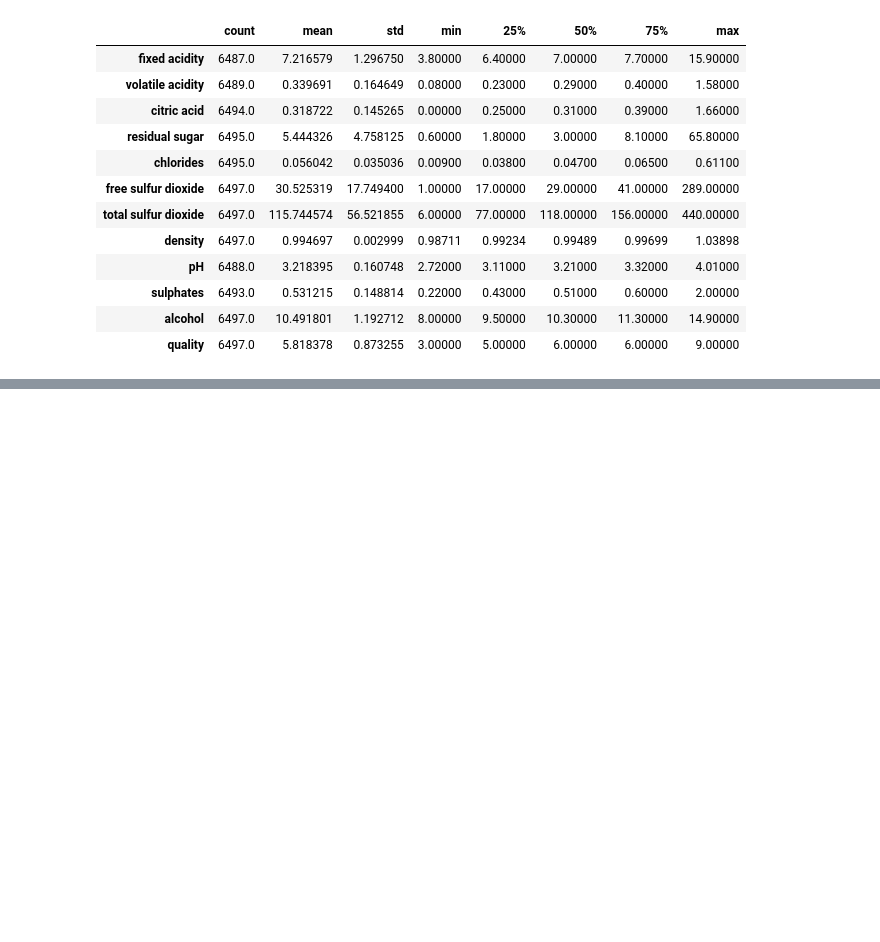
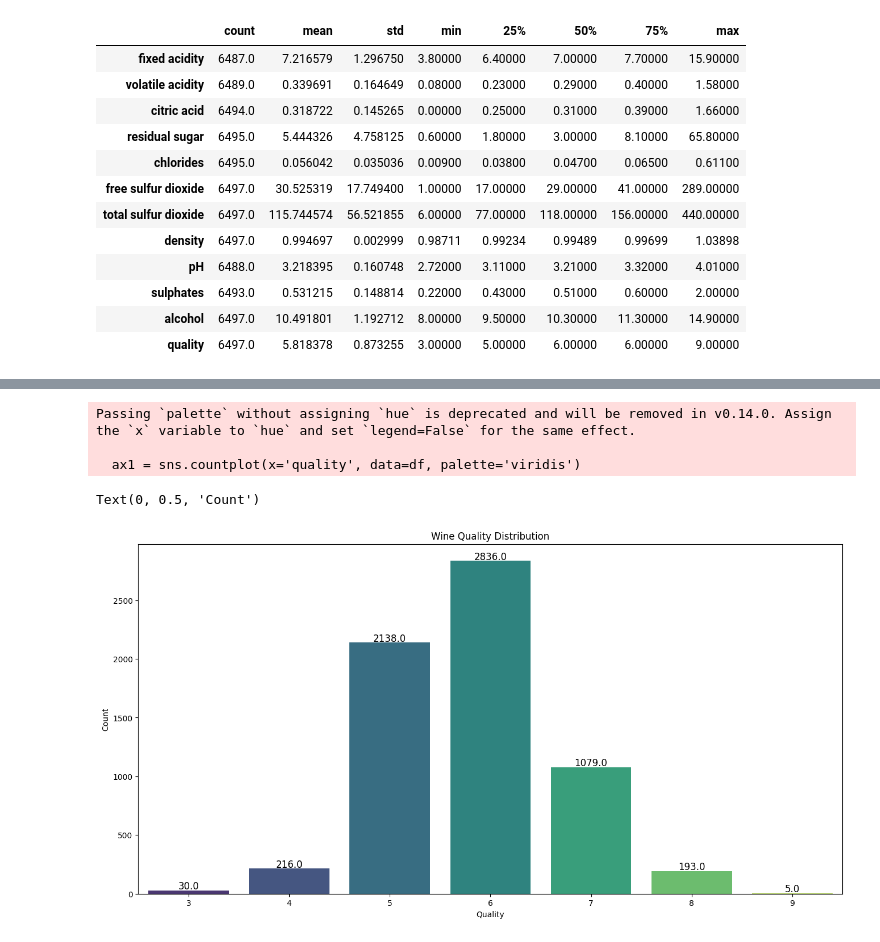
Before and after one commit to snarula31/wine-quality-prediction, a Jupyter notebook: notebook/wine_quality_prediciton_eda.ipynb, the cells around one changed output, grey strips where cells are left out. Drawn from its saved outputs; the diff is of its cells as text; code cells hidden in the pictures; blank space fills up the shorter version.

```diff
--- a/notebook/wine_quality_prediciton_eda.ipynb
+++ b/notebook/wine_quality_prediciton_eda.ipynb
@@ -69,0 +115,7 @@ df.describe().transpose()
+# %%
+# Creating a function to display annotations on graphs
+def display_annot(plt):
+    for p in plt.patches:
+        plt.annotate(f'{p.get_height()}', (p.get_x() + p.get_width() / 2., p.get_height()),
+                    ha='center', va='center', fontsize=12, color='black', xytext=(0, 5),
+                    textcoords='offset points')
@@ -69,0 +135,15 @@ df.describe().transpose()
+# %%
+# Understanding the distribution of wine by quality
+sns.axes_style('whitegrid')
+plt.figure(figsize=(16, 8))
+ax1 = sns.countplot(x='quality', data=df, palette='viridis')
+display_annot(ax1)
+plt.title('Wine Quality Distribution')
+plt.xlabel('Quality')
+plt.ylabel('Count')
+# %% [output]
+Passing `palette` without assigning `hue` is deprecated and will be removed in v0.14.0. Assign the `x` variable to `hue` and set `legend=False` for the same effect.
+
+  ax1 = sns.countplot(x='quality', data=df, palette='viridis')
+Text(0, 0.5, 'Count')
+[figure, added]
```
Also changed, not shown: parts of 14 cells of this notebook.
